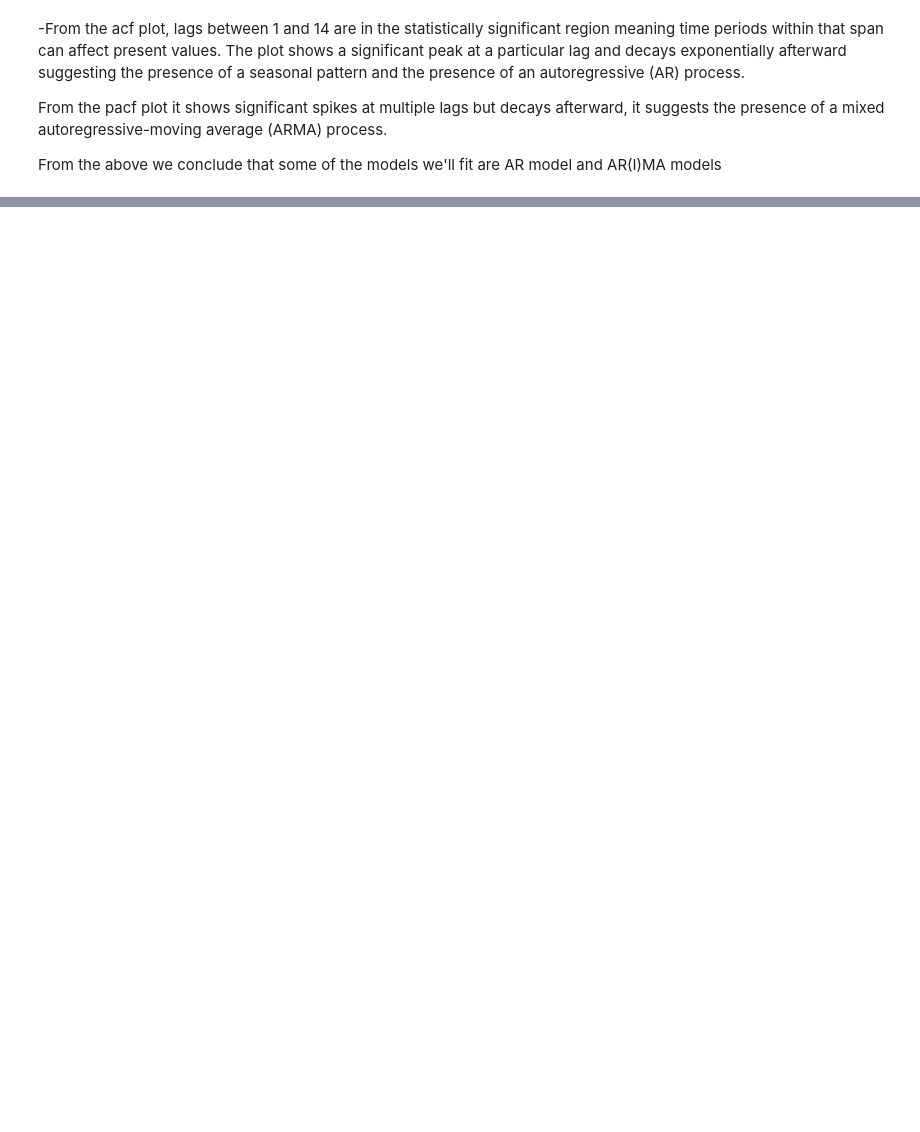
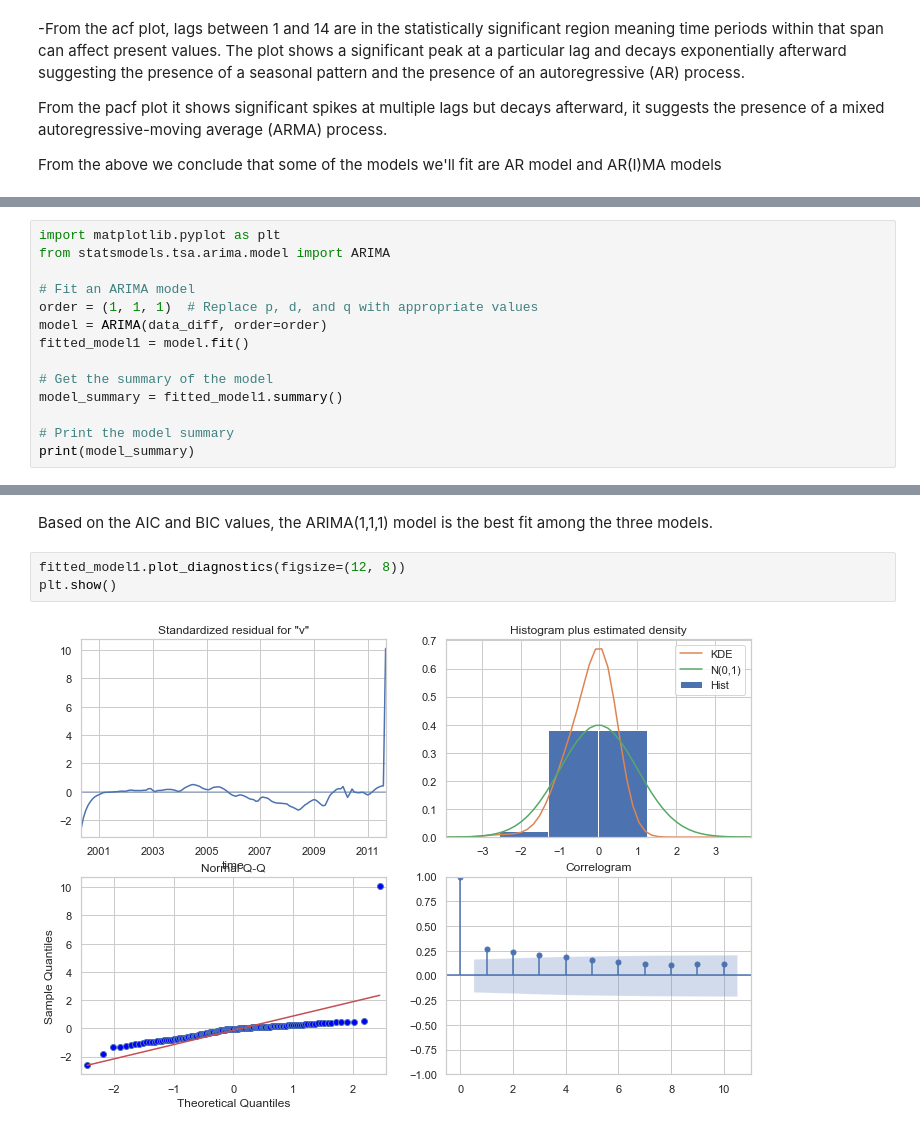
Before and after one commit to FrankOyugi/Phase-4-Project, a Jupyter notebook: index.ipynb, the cells around one changed output, grey strips where cells are left out. Saved outputs shown, nothing was run; the diff lists cells and outputs as text; blank space fills up the shorter version.

Commit message:
modelling

```diff
--- a/index.ipynb
+++ b/index.ipynb
@@ -823,0 +907,14 @@ From the above we conclude that some of the models we'll fit are AR model and AR
+# %%
+import matplotlib.pyplot as plt
+from statsmodels.tsa.arima.model import ARIMA
+
+# Fit an ARIMA model
+order = (1, 1, 1)  # Replace p, d, and q with appropriate values
+model = ARIMA(data_diff, order=order)
+fitted_model1 = model.fit()
+
+# Get the summary of the model
+model_summary = fitted_model1.summary()
+
+# Print the model summary
+print(model_summary)
@@ -823,0 +971,7 @@ From the above we conclude that some of the models we'll fit are AR model and AR
+# %% [markdown]
+Based on the AIC and BIC values, the ARIMA(1,1,1) model is the best fit among the three models.
+# %%
+fitted_model1.plot_diagnostics(figsize=(12, 8))
+plt.show()
+# %% [output]
+[figure, added]
```
Also changed, not shown: parts of 26 cells of this notebook.
